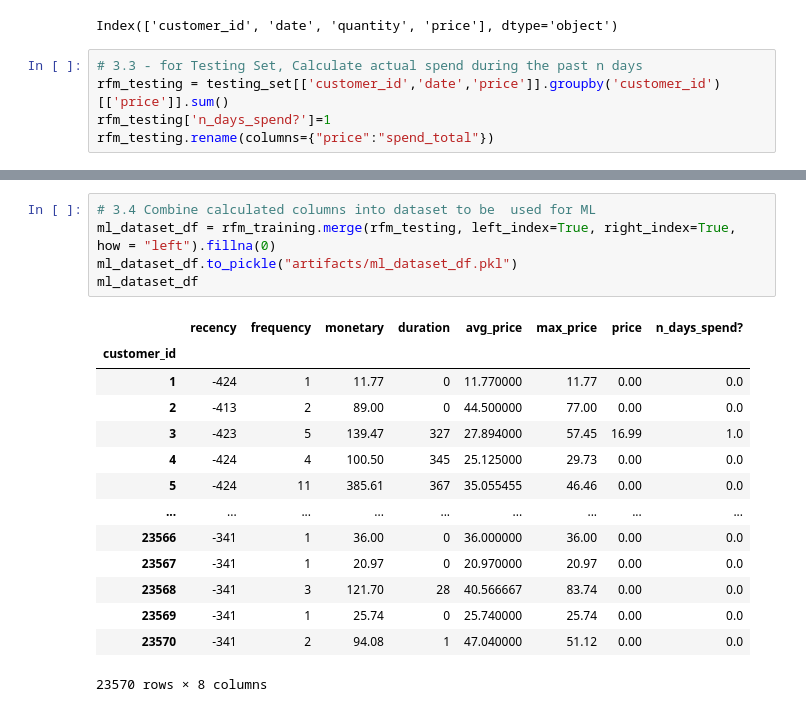
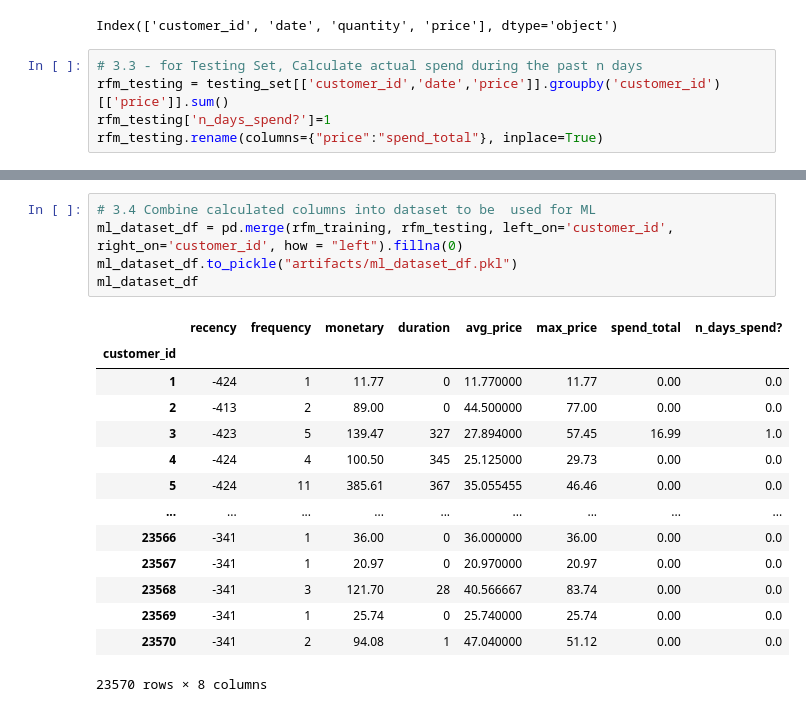
Before and after one commit to kymayodeji/marketing, a Jupyter notebook: eda.ipynb, the cells around one changed output, grey strips where cells are left out. Saved outputs shown, nothing was run; the diff lists cells and outputs as text.

Commit message:
corrected missing spend_total column

```diff
--- a/eda.ipynb
+++ b/eda.ipynb
@@ -276,4 +276,4 @@ Index(['customer_id', 'date', 'quantity', 'price'], dtype='object')
 # 3.3 - for Testing Set, Calculate actual spend during the past n days
 rfm_testing = testing_set[['customer_id','date','price']].groupby('customer_id')[['price']].sum()
 rfm_testing['n_days_spend?']=1
-rfm_testing.rename(columns={"price":"spend_total"})
+rfm_testing.rename(columns={"price":"spend_total"}, inplace=True)
@@ -295,10 +280,10 @@ rfm_testing.rename(columns={"price":"spend_total"})
 # %%
 # 3.4 Combine calculated columns into dataset to be  used for ML
-ml_dataset_df = rfm_training.merge(rfm_testing, left_index=True, right_index=True, how = "left").fillna(0)
+ml_dataset_df = pd.merge(rfm_training, rfm_testing, left_on='customer_id', right_on='customer_id', how = "left").fillna(0)
 ml_dataset_df.to_pickle("artifacts/ml_dataset_df.pkl")
 ml_dataset_df
 # %% [output]
-|  | recency | frequency | monetary | duration | avg_price | max_price | price | n_days_spend? |
+|  | recency | frequency | monetary | duration | avg_price | max_price | spend_total | n_days_spend? |
 | customer_id |  |  |  |  |  |  |  |  |
 | 1 | -424 | 1 | 11.77 | 0 | 11.770000 | 11.77 | 0.00 | 0.0 |
 | 2 | -413 | 2 | 89.00 | 0 | 44.500000 | 77.00 | 0.00 | 0.0 |
```
Also changed, not shown: parts of 1 cell of this notebook, 1 other file.
